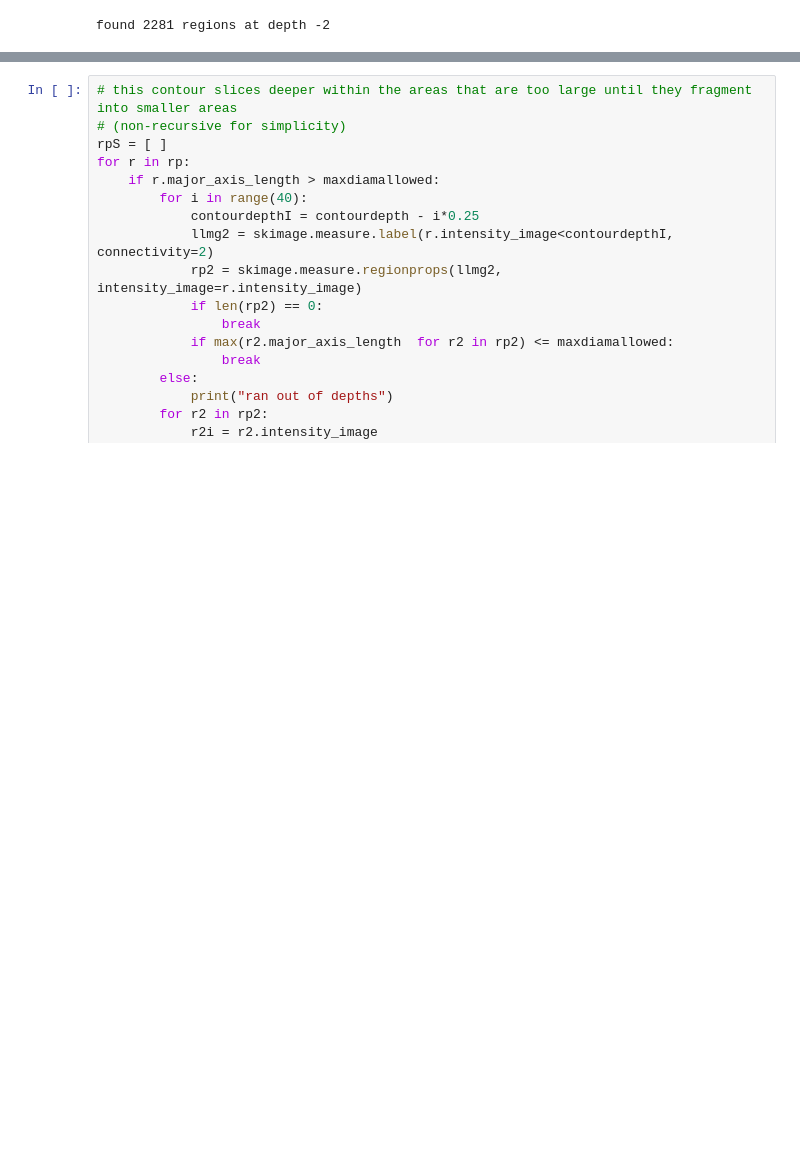
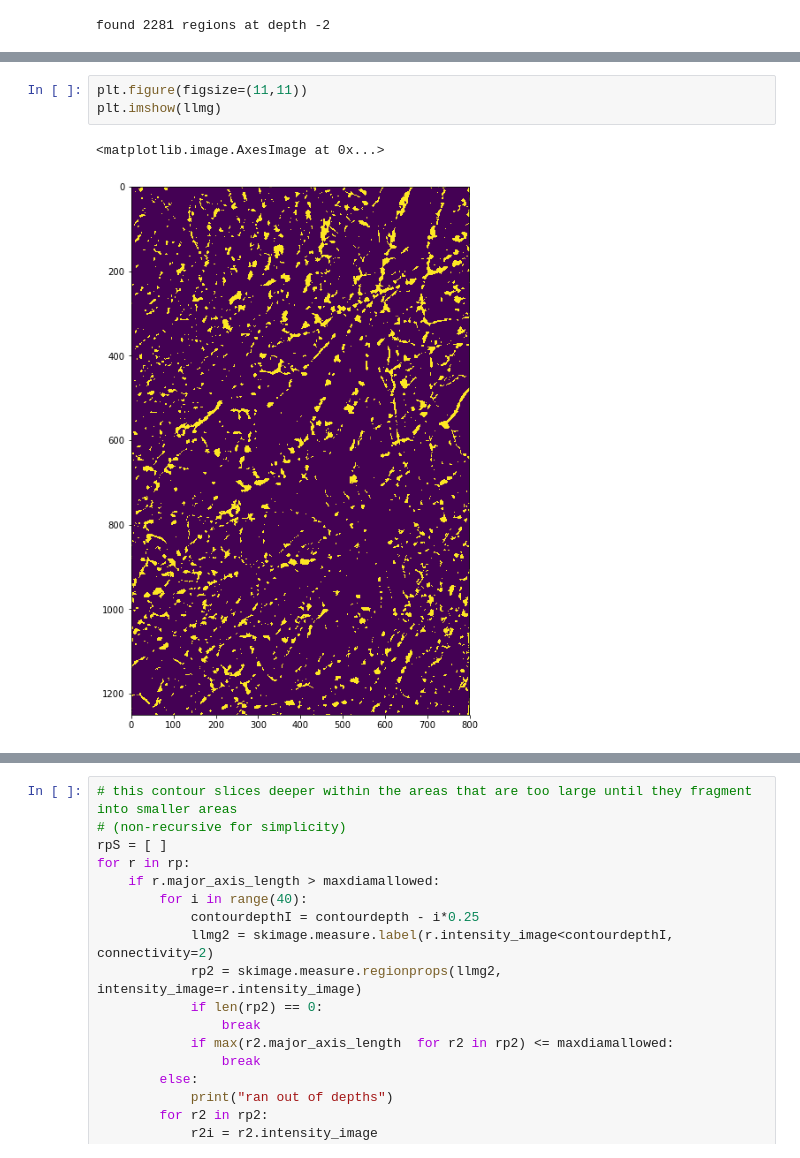
Before and after one commit to goatchurchprime/goatchurchprime.github.io, a Jupyter notebook: terrainfilter.ipynb, the cells around one changed output, grey strips where cells are left out. Drawn from its saved outputs; the diff is of its cells as text; blank space fills up the shorter version.

```diff
--- a/terrainfilter.ipynb
+++ b/terrainfilter.ipynb
@@ -62,3 +68,9 @@ found 2281 regions at depth -2
+# %%
+plt.figure(figsize=(11,11))
+plt.imshow(llmg)
+# %% [output]
+<matplotlib.image.AxesImage at 0x...>
+[figure, added]
 # %%
 from matplotlib import pyplot as plt
 %matplotlib inline
```
Also changed, not shown: parts of 3 cells of this notebook, 7 other files.
